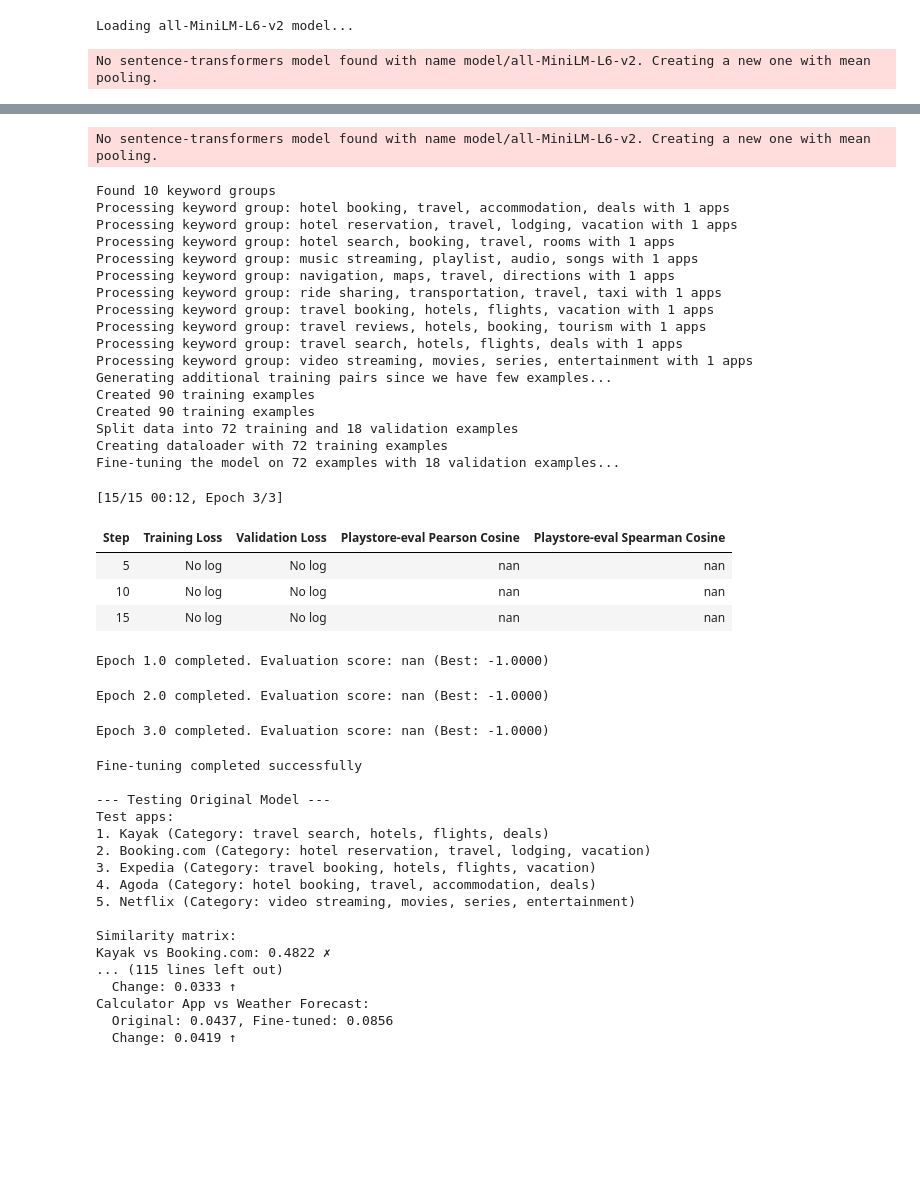
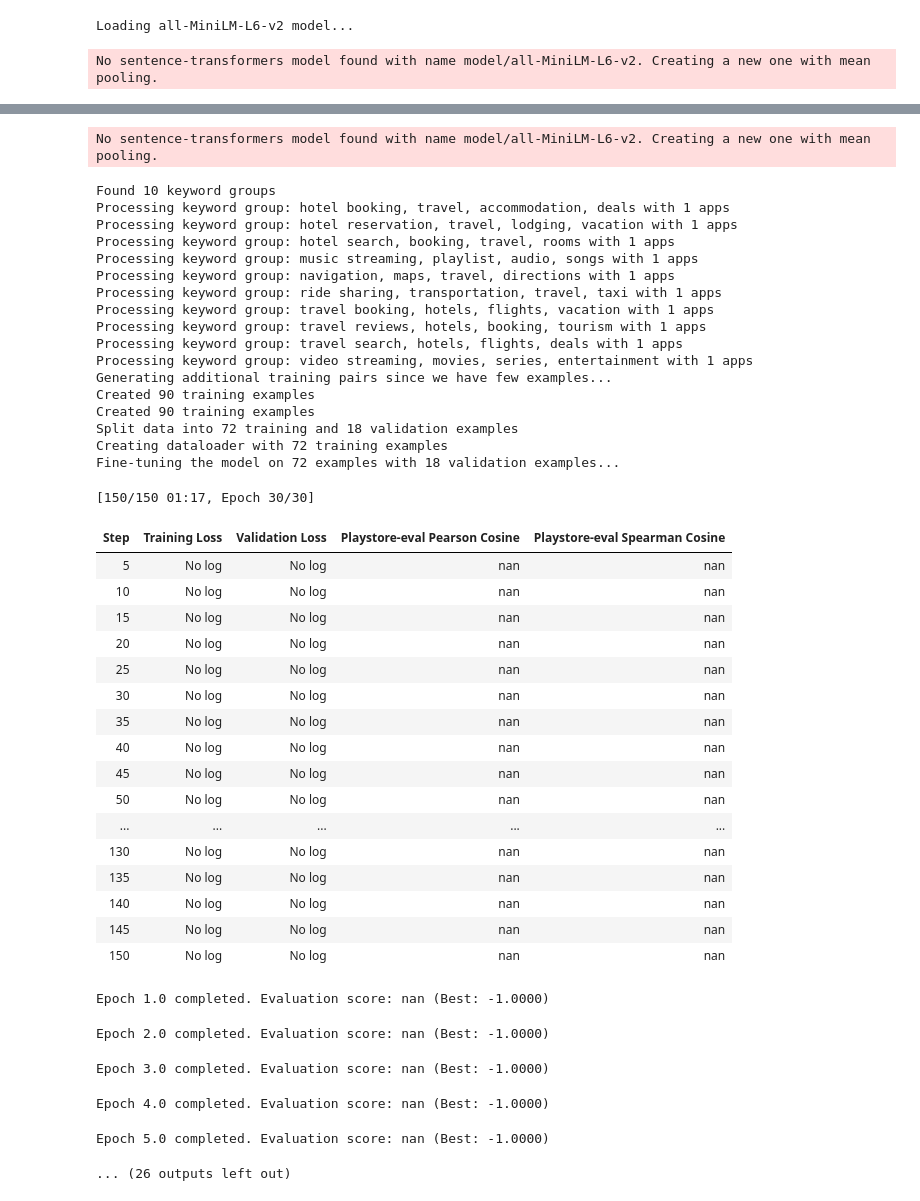
Before and after one commit to hissain/AndroidSemanticSearch, a Jupyter notebook: python/finetuning.ipynb, the cells around one changed output, grey strips where cells are left out. Saved outputs shown, nothing was run; the diff lists cells and outputs as text; code cells hidden in the pictures; blank space fills up the shorter version.

```diff
--- a/python/finetuning.ipynb
+++ b/python/finetuning.ipynb
@@ -6,8 +6,7 @@ import pandas as pd
 import numpy as np
 import random
 import os
-from tqdm import tqdm
-from tqdm.autonotebook import tqdm as notebook_tqdm
+from tqdm.autonotebook import tqdm
 
 # Use correct path or download from web directly
 print("Loading all-MiniLM-L6-v2 model...")
@@ -227,7 +226,7 @@ def fine_tune_model(model, train_examples, val_examples, output_path='fine_tuned
         model.fit(
             train_objectives=[(train_dataloader, train_loss)],
             evaluator=evaluator,
-            epochs=3,
+            epochs=30,
             warmup_steps=10,  # Reduce for small datasets
             output_path=output_path,
             show_progress_bar=True,
@@ -349,13 +348,11 @@ if __name__ == "__main__":
 
         # Example usage with specific test cases
         test_sentences = [
-            "Agoda Hotel Booking",
-            "Booking.com Hotels",
-            "Hotel.com Reservations",
-            "Facebook Social Media",
-            "Twitter Social Networking",
-            "Calculator App",
-            "Weather Forecast"
+            "Agoda",
+            "Flight Expert",
+            "Hotel.com",
+            "What does the fox say?",
+            "Hello World",
         ]
 
         # Compare original and fine-tuned models
@@ -379,51 +376,50 @@ Sample data:
 
                                          description
 0  Book hotels and accommodations worldwide with ...
 1  Find and book hotels, apartments, and vacation...
 2  Search and reserve hotels globally with compet...
 
 Columns: ['app_name', 'keywords', 'description']
 Loaded 10 apps from dataset
 No sentence-transformers model found with name model/all-MiniLM-L6-v2. Creating a new one with mean pooling.
 Found 10 keyword groups
 Processing keyword group: hotel booking, travel, accommodation, deals with 1 apps
 Processing keyword group: hotel reservation, travel, lodging, vacation with 1 apps
 Processing keyword group: hotel search, booking, travel, rooms with 1 apps
 Processing keyword group: music streaming, playlist, audio, songs with 1 apps
 Processing keyword group: navigation, maps, travel, directions with 1 apps
 Processing keyword group: ride sharing, transportation, travel, taxi with 1 apps
 Processing keyword group: travel booking, hotels, flights, vacation with 1 apps
 Processing keyword group: travel reviews, hotels, booking, tourism with 1 apps
 Processing keyword group: travel search, hotels, flights, deals with 1 apps
 Processing keyword group: video streaming, movies, series, entertainment with 1 apps
 Generating additional training pairs since we have few examples...
 Created 90 training examples
 Created 90 training examples
 Split data into 72 training and 18 validation examples
 Creating dataloader with 72 training examples
 Fine-tuning the model on 72 examples with 18 validation examples...
-[15/15 00:12, Epoch 3/3]
+[150/150 01:17, Epoch 30/30]
 | Step | Training Loss | Validation Loss | Playstore-eval Pearson Cosine | Playstore-eval Spearman Cosine |
 | 5 | No log | No log | nan | nan |
 | 10 | No log | No log | nan | nan |
 | 15 | No log | No log | nan | nan |
+| 20 | No log | No log | nan | nan |
+| 25 | No log | No log | nan | nan |
+| 30 | No log | No log | nan | nan |
+| 35 | No log | No log | nan | nan |
+| 40 | No log | No log | nan | nan |
+| 45 | No log | No log | nan | nan |
+| 50 | No log | No log | nan | nan |
+| ... | ... | ... | ... | ... |
+| 130 | No log | No log | nan | nan |
+| 135 | No log | No log | nan | nan |
+| 140 | No log | No log | nan | nan |
+| 145 | No log | No log | nan | nan |
+| 150 | No log | No log | nan | nan |
 Epoch 1.0 completed. Evaluation score: nan (Best: -1.0000)
 Epoch 2.0 completed. Evaluation score: nan (Best: -1.0000)
 Epoch 3.0 completed. Evaluation score: nan (Best: -1.0000)
-Fine-tuning completed successfully
-
---- Testing Original Model ---
-Test apps:
-1. Kayak (Category: travel search, hotels, flights, deals)
-2. Booking.com (Category: hotel reservation, travel, lodging, vacation)
-3. Expedia (Category: travel booking, hotels, flights, vacation)
-4. Agoda (Category: hotel booking, travel, accommodation, deals)
-5. Netflix (Category: video streaming, movies, series, entertainment)
-
-Similarity matrix:
-Kayak vs Booking.com: 0.4822 ✗
-... (115 lines left out)
-  Change: 0.0333 ↑
-Calculator App vs Weather Forecast:
-  Original: 0.0437, Fine-tuned: 0.0856
-  Change: 0.0419 ↑
+Epoch 4.0 completed. Evaluation score: nan (Best: -1.0000)
+Epoch 5.0 completed. Evaluation score: nan (Best: -1.0000)
+... (26 outputs left out)
```
Also changed, not shown: 3 other files.
